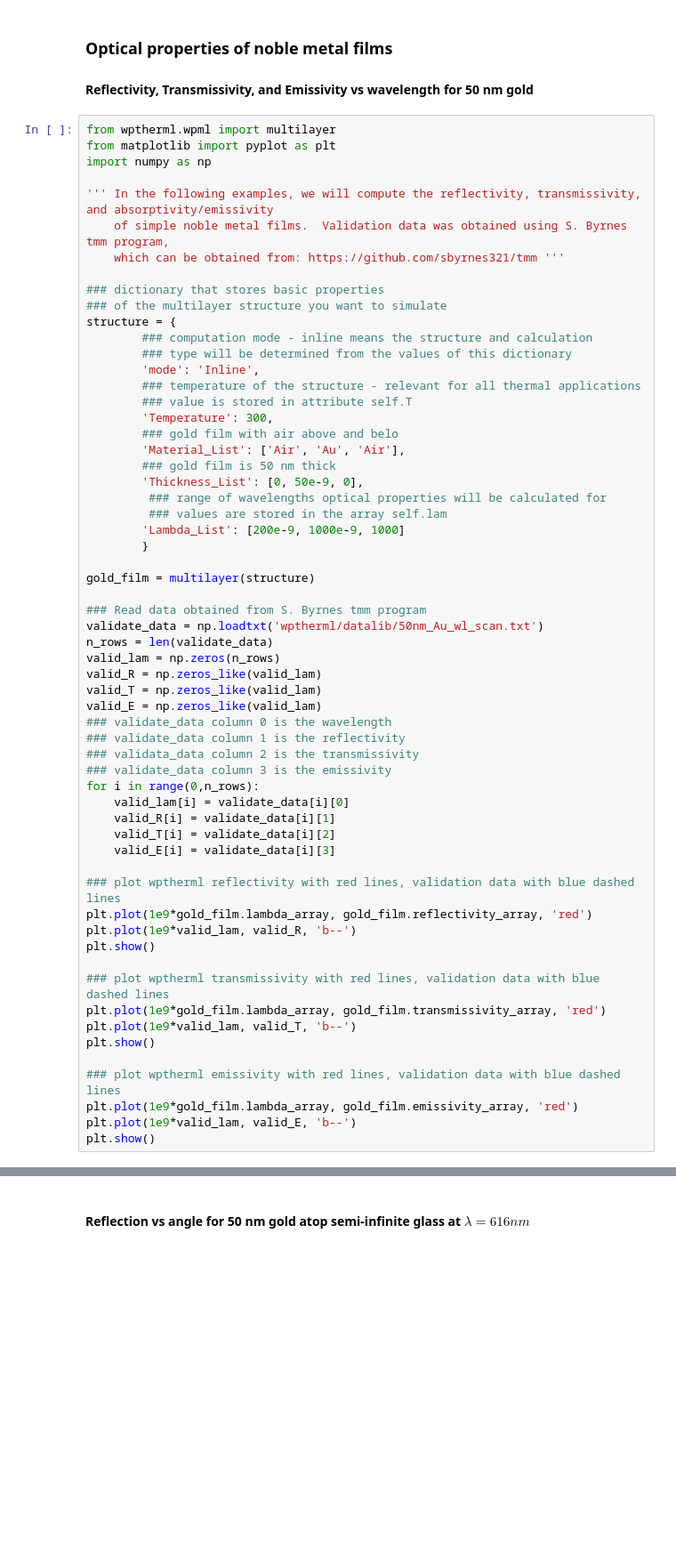
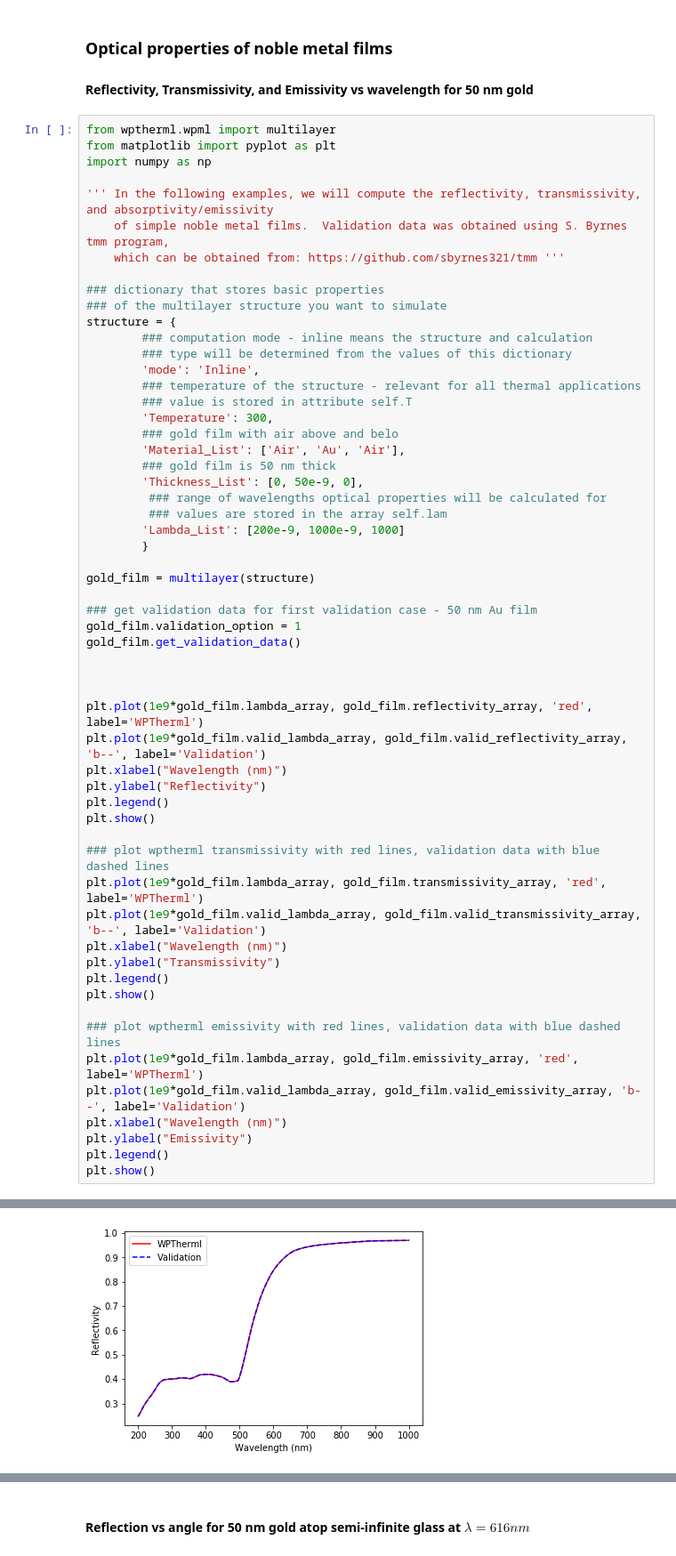
Before and after one commit to FoleyLab/wptherml_v1.0.0, a Jupyter notebook: example/Validate_Fresnel.ipynb, the cells around one changed output, grey strips where cells are left out. Shown at 89% size. Cells and saved outputs as stored; diff of their text form; blank space fills up the shorter version.

Commit message:
Update Validate_Fresnel.ipynb
updated with figure captions!

```diff
--- a/example/Validate_Fresnel.ipynb
+++ b/example/Validate_Fresnel.ipynb
@@ -34,35 +34,32 @@ structure = {
 
 gold_film = multilayer(structure)
 
-### Read data obtained from S. Byrnes tmm program
-validate_data = np.loadtxt('wptherml/datalib/50nm_Au_wl_scan.txt')
-n_rows = len(validate_data)
-valid_lam = np.zeros(n_rows)
-valid_R = np.zeros_like(valid_lam)
-valid_T = np.zeros_like(valid_lam)
-valid_E = np.zeros_like(valid_lam)
-### validate_data column 0 is the wavelength
-### validate_data column 1 is the reflectivity
-### validata_data column 2 is the transmissivity
-### validate_data column 3 is the emissivity
-for i in range(0,n_rows):
-    valid_lam[i] = validate_data[i][0]
-    valid_R[i] = validate_data[i][1]
-    valid_T[i] = validate_data[i][2]
-    valid_E[i] = validate_data[i][3]
+### get validation data for first validation case - 50 nm Au film
+gold_film.validation_option = 1
+gold_film.get_validation_data()
 
-### plot wptherml reflectivity with red lines, validation data with blue dashed lines
-plt.plot(1e9*gold_film.lambda_array, gold_film.reflectivity_array, 'red')
-plt.plot(1e9*valid_lam, valid_R, 'b--')
+
+
+plt.plot(1e9*gold_film.lambda_array, gold_film.reflectivity_array, 'red', label='WPTherml')
+plt.plot(1e9*gold_film.valid_lambda_array, gold_film.valid_reflectivity_array, 'b--', label='Validation')
+plt.xlabel("Wavelength (nm)")
+plt.ylabel("Reflectivity")
+plt.legend()
 plt.show()
 
 ### plot wptherml transmissivity with red lines, validation data with blue dashed lines
-plt.plot(1e9*gold_film.lambda_array, gold_film.transmissivity_array, 'red')
-plt.plot(1e9*valid_lam, valid_T, 'b--')
+plt.plot(1e9*gold_film.lambda_array, gold_film.transmissivity_array, 'red', label='WPTherml')
+plt.plot(1e9*gold_film.valid_lambda_array, gold_film.valid_transmissivity_array, 'b--', label='Validation')
+plt.xlabel("Wavelength (nm)")
+plt.ylabel("Transmissivity")
+plt.legend()
 plt.show()
 
 ### plot wptherml emissivity with red lines, validation data with blue dashed lines
-plt.plot(1e9*gold_film.lambda_array, gold_film.emissivity_array, 'red')
-plt.plot(1e9*valid_lam, valid_E, 'b--')
+plt.plot(1e9*gold_film.lambda_array, gold_film.emissivity_array, 'red', label='WPTherml')
+plt.plot(1e9*gold_film.valid_lambda_array, gold_film.valid_emissivity_array, 'b--', label='Validation')
+plt.xlabel("Wavelength (nm)")
+plt.ylabel("Emissivity")
+plt.legend()
 plt.show()
 # %% [output]
@@ -69,0 +66 @@ ModuleNotFoundError: No module named 'wptherml'
+[figure, added]
```
Also changed, not shown: parts of 6 cells of this notebook.
